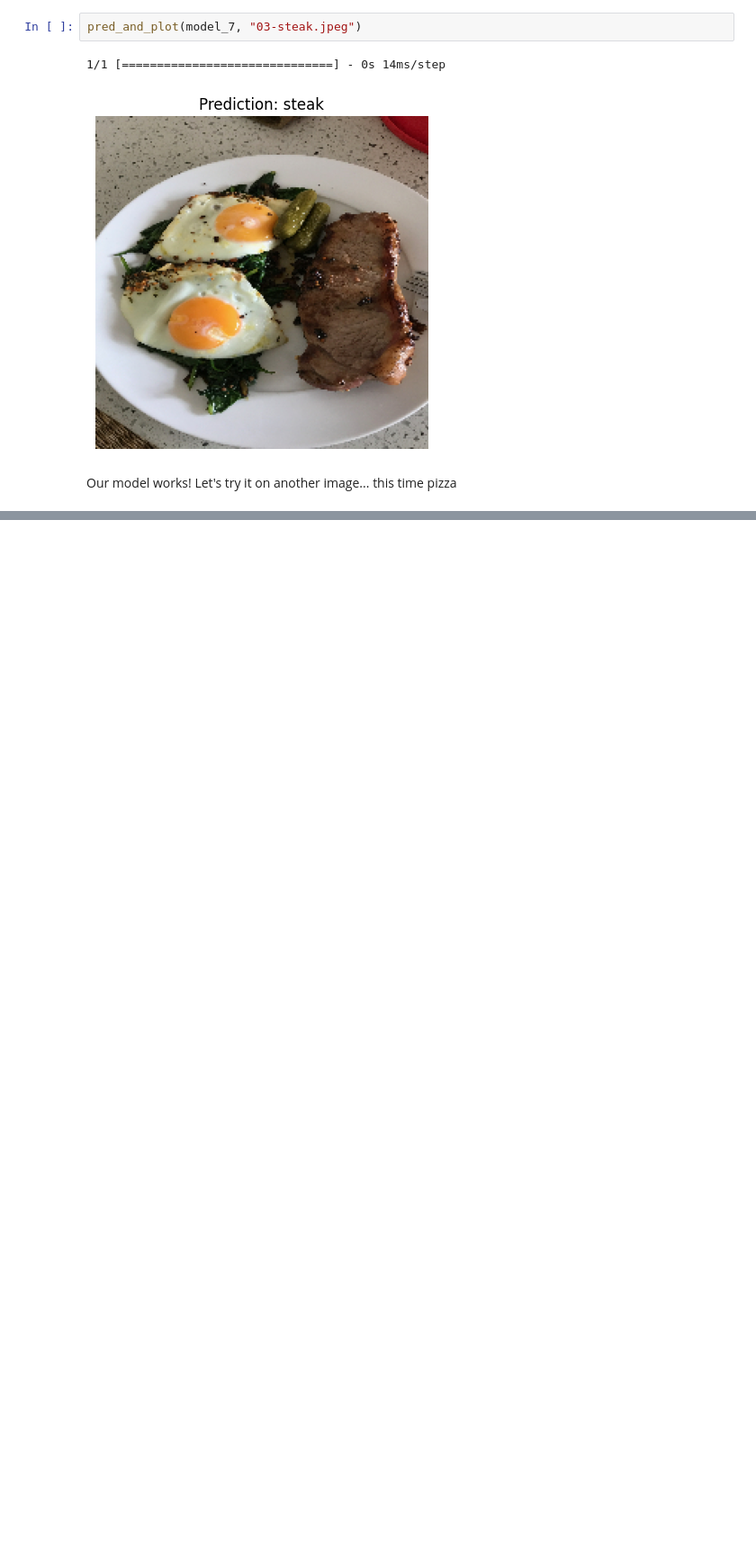
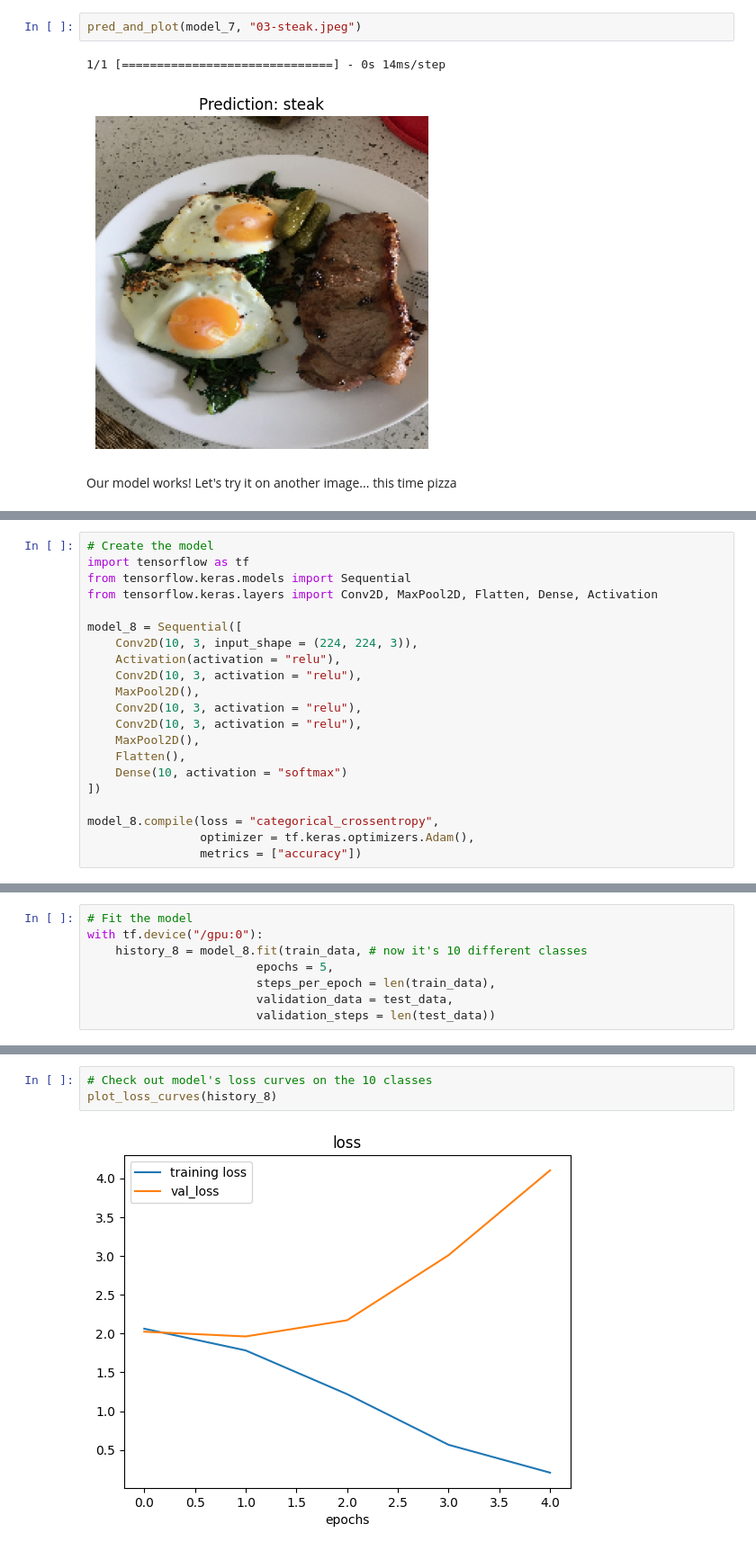
Before and after one commit to TalCordova/TensorFlow_Course, a Jupyter notebook: 03_convolutional_neural_networks_with_tensorflow.ipynb, the cells around one changed output, grey strips where cells are left out. Shown at 90% size. Drawn from its saved outputs; the diff is of its cells as text; blank space fills up the shorter version.

```diff
--- a/03_convolutional_neural_networks_with_tensorflow.ipynb
+++ b/03_convolutional_neural_networks_with_tensorflow.ipynb
@@ -970,0 +1070,21 @@ pred_and_plot(model_7, "03-pizza-dad.jpeg")
+# %%
+# Create the model
+import tensorflow as tf
+from tensorflow.keras.models import Sequential
+from tensorflow.keras.layers import Conv2D, MaxPool2D, Flatten, Dense, Activation
+
+model_8 = Sequential([
+    Conv2D(10, 3, input_shape = (224, 224, 3)),
+    Activation(activation = "relu"),
+    Conv2D(10, 3, activation = "relu"),
+    MaxPool2D(),
+    Conv2D(10, 3, activation = "relu"),
+    Conv2D(10, 3, activation = "relu"),
+    MaxPool2D(),
+    Flatten(),
+    Dense(10, activation = "softmax")
+])
+
+model_8.compile(loss = "categorical_crossentropy",
+                optimizer = tf.keras.optimizers.Adam(),
+                metrics = ["accuracy"])
@@ -970,0 +1093,8 @@ pred_and_plot(model_7, "03-pizza-dad.jpeg")
+# %%
+# Fit the model
+with tf.device("/gpu:0"):
+    history_8 = model_8.fit(train_data, # now it's 10 different classes
+                        epochs = 5,
+                        steps_per_epoch = len(train_data),
+                        validation_data = test_data,
+                        validation_steps = len(test_data))
@@ -970,0 +1120,5 @@ pred_and_plot(model_7, "03-pizza-dad.jpeg")
+# %%
+# Check out model's loss curves on the 10 classes
+plot_loss_curves(history_8)
+# %% [output]
+[figure, added]
```
Also changed, not shown: parts of 66 cells of this notebook.
